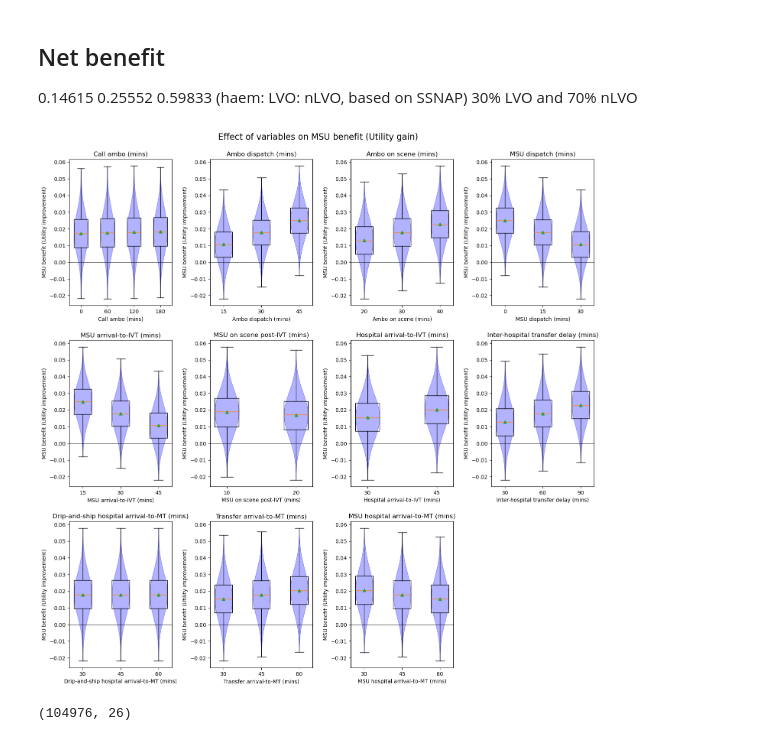
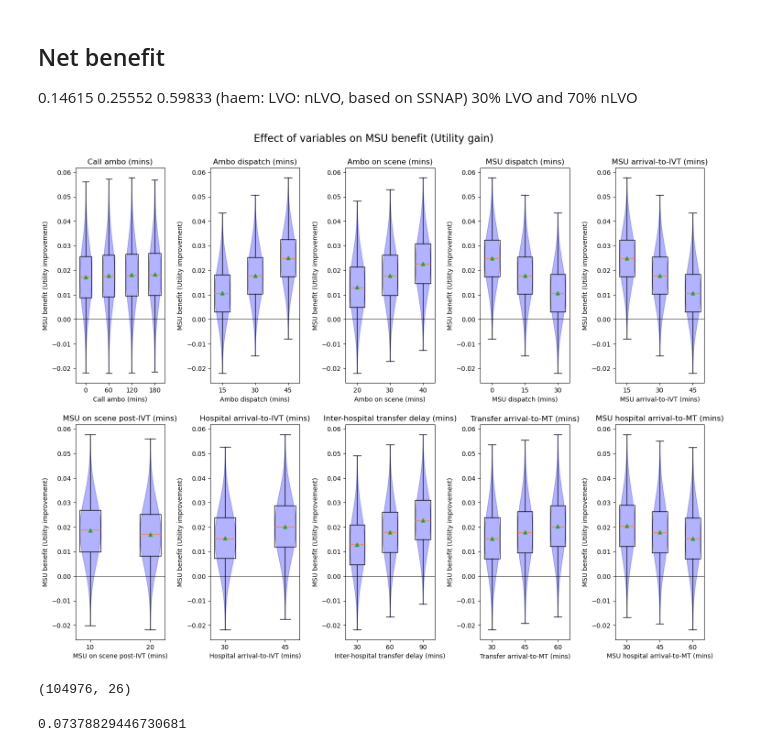
Before and after one commit to stroke-modelling/muster2, a Jupyter notebook: scenario_analysis/scenario_1_analysis.ipynb, the cells around one changed output. Saved outputs shown, nothing was run; the diff lists cells and outputs as text; code cells hidden in the pictures.

Commit message:
Update model to remove transfer time to MT

```diff
--- a/scenario_analysis/scenario_1_analysis.ipynb
+++ b/scenario_analysis/scenario_1_analysis.ipynb
@@ -394,7 +394,6 @@ variables = ['process_time_call_ambulance',
  'process_msu_on_scene_post_thrombolysis',
  'process_time_arrival_to_needle',
  'transfer_time_delay',
- 'process_time_arrival_to_puncture',
  'process_time_transfer_arrival_to_puncture',
  'process_time_msu_arrival_to_puncture',
 ]
@@ -409,7 +408,7 @@ rename_var_dict = {
 'process_msu_on_scene_post_thrombolysis':'MSU on scene post-IVT (mins)',
 'process_time_arrival_to_needle':'Hospital arrival-to-IVT (mins)',
 'transfer_time_delay':'Inter-hospital transfer delay (mins)',
-'process_time_arrival_to_puncture':'Drip-and-ship hospital arrival-to-MT (mins)',
+'process_time_arrival_to_puncture':'Hospital arrival-to-MT for\nIVT/MT admissions (mins)',
 'process_time_transfer_arrival_to_puncture':'Transfer arrival-to-MT (mins)',
 'process_time_msu_arrival_to_puncture':'MSU hospital arrival-to-MT (mins)',
 }
@@ -433,37 +432,42 @@ rename_result_dict = {
 
 
 
 
 for i,result in enumerate(results_cols):
-    fig = plt.figure(figsize=(15, 15))
+    fig = plt.figure(figsize=(15, 12))
     y = results[result]
     for i, var in enumerate(variables):
-        ax = fig.add_subplot(3,4,i+1)
+        ax = fig.add_subplot(2,5,i+1)
         x = results[var]
         # Get unique values of X and plot a violin plot of y for each value
         unique_x = np.unique(x)
         for u in unique_x:
             y_for_x = y[x == u]
             # calculate widths to fit x axis
             widths = 0.7 * (max(unique_x) - min(unique_x)) / len(unique_x)
             #ax.violinplot(y_for_x, positions=[u], showextrema=False, showmeans=True, widths=widths, points=45)
             # Color
             parts = ax.violinplot(y_for_x, positions=[u], showextrema=False, showmeans=False, widths=widths, points=45)
             for pc in parts['bodies']:
                 pc.set_facecolor('blue')
                 pc.set_edgecolor('blue')
             ax.boxplot(y_for_x, positions=[u], showmeans=True, widths=widths, whis=100)
             # Add line at y=0
             ax.axhline(0, color='black', lw=0.5)
         ax.set_title(rename_var_dict[var])
         ax.set_xlabel(rename_var_dict[var])
         ax.set_ylabel(f'MSU benefit (Utility improvement)')
     fig.suptitle(f'Effect of variables on MSU benefit (Utility gain)', fontsize=16)
     fig.tight_layout(pad=2)
     plt.show()
 # %% [output]
-[figure, old version]
+[figure, new version]
 # %%
 results.shape
 # %% [output]
 (104976, 26)
+# %%
+mask = results['msu_net_benefit'] < 0
+mask.mean()
+# %% [output]
+0.07378829446730681
```
Also changed, not shown: 3 other files.
